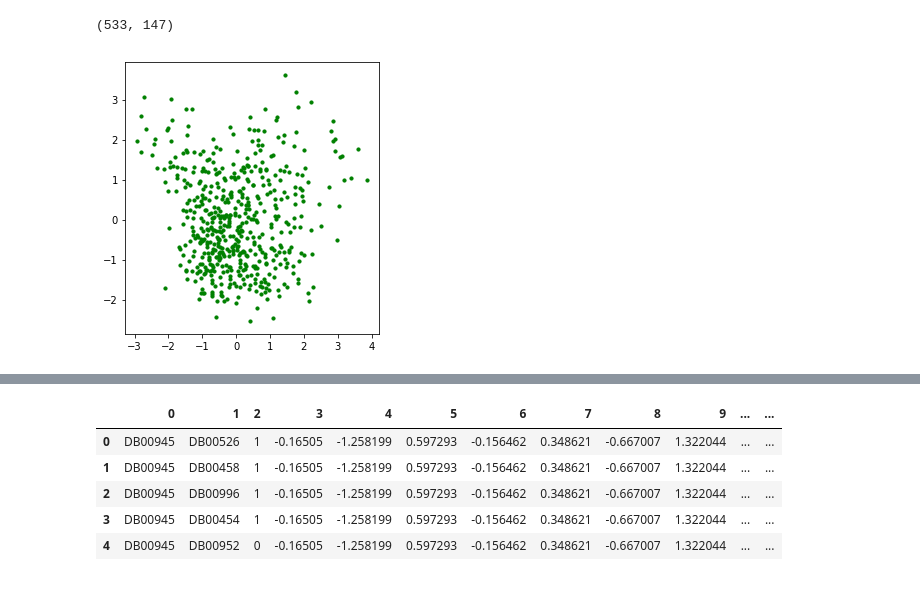
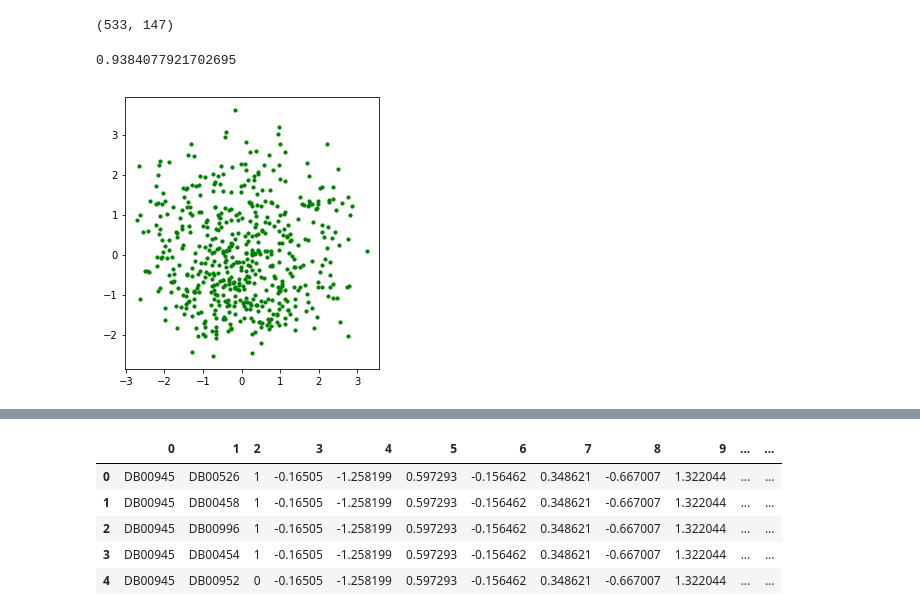
Before and after one commit to aminkhod/DDI-Project, a Jupyter notebook: feature_selection.ipynb, the cells around one changed output, grey strips where cells are left out. Saved outputs shown, nothing was run; the diff lists cells and outputs as text; code cells hidden in the pictures.

```diff
--- a/feature_selection.ipynb
+++ b/feature_selection.ipynb
@@ -80,15 +79,18 @@ z.shape
 # %%
 ########## PCA of features for Kmeans
 from sklearn.decomposition import PCA
-pca_model = PCA(n_components = 200)
+pca_model = PCA(n_components = 150)
 X_new = pca_model.fit_transform(X)
+sumvar = 45.85
+print(sum(pca_model.explained_variance_)/sumvar)
 
 fig = plt.figure(figsize=(10, 5))
 ax = fig.add_subplot(121)
-ax.scatter(X_new[:, 1], X_new[:, 1],c='green', marker='o', s=10)
+ax.scatter(X_new[:, 0], X_new[:, 1],c='green', marker='o', s=10)
 # ax = fig.add_subplot(122)
 # ax.scatter(X_new[:, 0], X_new[:, 1], c=colors[kmean.labels_], marker='*')
 X_new = pd.DataFrame(X_new)
-X_new.to_csv('drugFeatureReductionByManifpold.csv',index=False)
+X_new.to_csv('drugFeatureReductionBypca.csv',index=False)
 # %% [output]
+0.9384077921702695
-[figure, old version]
+[figure, new version]
```
Also changed, not shown: parts of 11 cells of this notebook, 5 other files.
